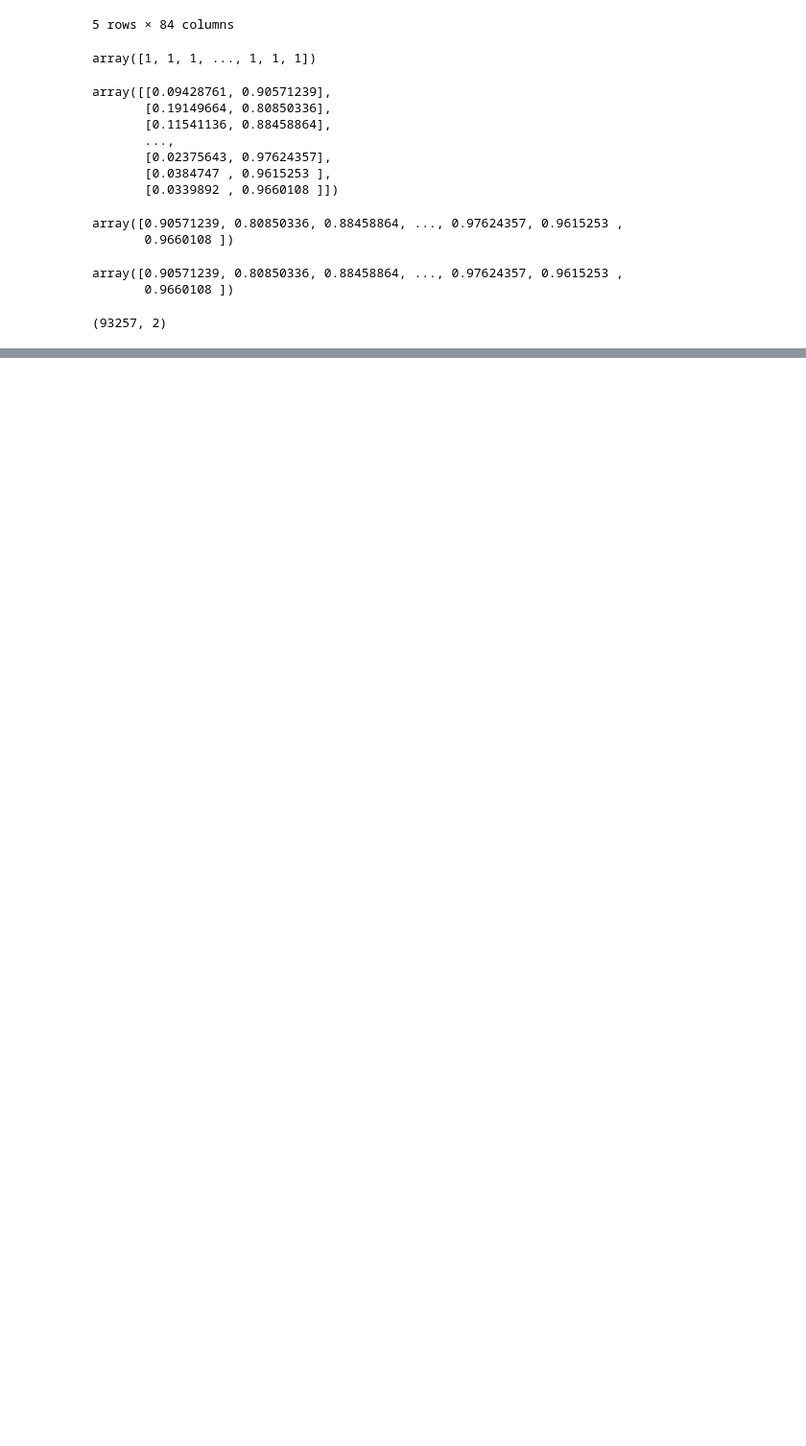
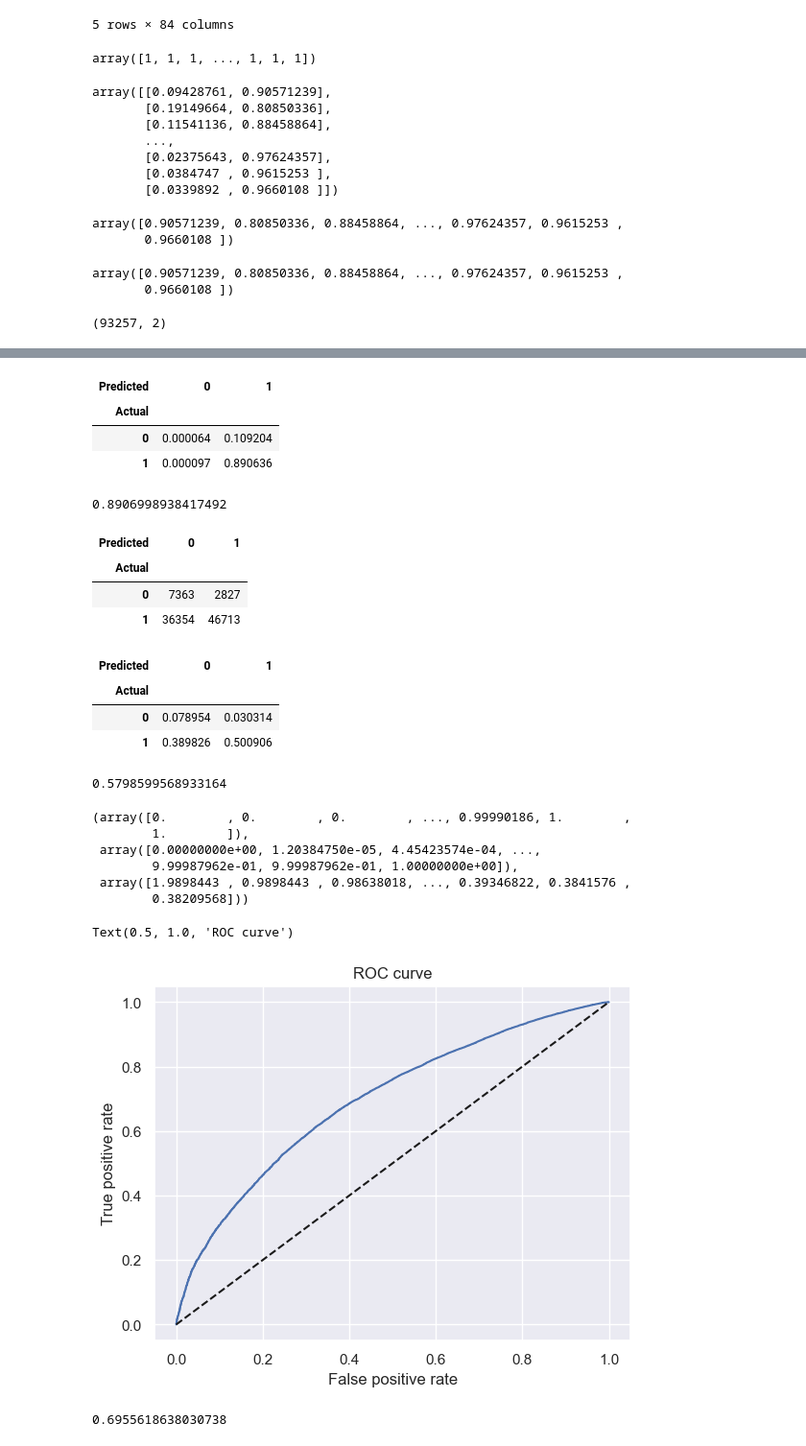
Before and after one commit to shruti-sriniv/Cred-Risk, a Jupyter notebook: PD-Model.ipynb, the cells around one changed output, grey strips where cells are left out. Shown at 96% size. Saved outputs shown, nothing was run; the diff lists cells and outputs as text; code cells hidden in the pictures; blank space fills up the shorter version.

Commit message:
Accuracy and Area under the Curve

```diff
--- a/PD-Model.ipynb
+++ b/PD-Model.ipynb
@@ -838,0 +852,7 @@ df_actual_predicted_probs.columns = ['loan_data_targets_test', 'y_hat_test_proba
+# %%
+# Setting cutoff threshold
+
+tr = 0.5
+df_actual_predicted_probs['y_hat_test'] = np.where(df_actual_predicted_probs['y_hat_test_proba'] > tr, 1, 0)
+
+# Now, this column contains the predictions using this threshold
@@ -838,0 +869,16 @@ df_actual_predicted_probs.columns = ['loan_data_targets_test', 'y_hat_test_proba
+# %%
+# A confusion matrix can also tell the accuracy of the model
+
+pd.crosstab(df_actual_predicted_probs['loan_data_targets_test'], df_actual_predicted_probs['y_hat_test'],
+           rownames = ['Actual'], colnames = ['Predicted']) / df_actual_predicted_probs.shape[0]
+# %% [output]
+| Predicted | 0 | 1 |
+| Actual |  |  |
+| 0 | 0.000064 | 0.109204 |
+| 1 | 0.000097 | 0.890636 |
+# %%
+(pd.crosstab(df_actual_predicted_probs['loan_data_targets_test'], df_actual_predicted_probs['y_hat_test'],
+           rownames = ['Actual'], colnames = ['Predicted']) / df_actual_predicted_probs.shape[0]).iloc[0, 0] + (pd.crosstab(df_actual_predicted_probs['loan_data_targets_test'], df_actual_predicted_probs['y_hat_test'],
+           rownames = ['Actual'], colnames = ['Predicted']) / df_actual_predicted_probs.shape[0]).iloc[1, 1]
+# %% [output]
+0.8906998938417492
@@ -838,0 +892,25 @@ df_actual_predicted_probs.columns = ['loan_data_targets_test', 'y_hat_test_proba
+# %%
+tr = 0.9
+df_actual_predicted_probs['y_hat_test'] = np.where(df_actual_predicted_probs['y_hat_test_proba'] > tr, 1, 0)
+# %%
+pd.crosstab(df_actual_predicted_probs['loan_data_targets_test'], df_actual_predicted_probs['y_hat_test'],
+            rownames = ['Actual'], colnames = ['Predicted'])
+# %% [output]
+| Predicted | 0 | 1 |
+| Actual |  |  |
+| 0 | 7363 | 2827 |
+| 1 | 36354 | 46713 |
+# %%
+pd.crosstab(df_actual_predicted_probs['loan_data_targets_test'], df_actual_predicted_probs['y_hat_test'],
+           rownames = ['Actual'], colnames = ['Predicted']) / df_actual_predicted_probs.shape[0]
+# %% [output]
+| Predicted | 0 | 1 |
+| Actual |  |  |
+| 0 | 0.078954 | 0.030314 |
+| 1 | 0.389826 | 0.500906 |
+# %%
+(pd.crosstab(df_actual_predicted_probs['loan_data_targets_test'], df_actual_predicted_probs['y_hat_test'],
+           rownames = ['Actual'], colnames = ['Predicted']) / df_actual_predicted_probs.shape[0]).iloc[0, 0] + (pd.crosstab(df_actual_predicted_probs['loan_data_targets_test'], df_actual_predicted_probs['y_hat_test'],
+           rownames = ['Actual'], colnames = ['Predicted']) / df_actual_predicted_probs.shape[0]).iloc[1, 1]
+# %% [output]
+0.5798599568933164
@@ -838,0 +930,9 @@ df_actual_predicted_probs.columns = ['loan_data_targets_test', 'y_hat_test_proba
+# %%
+roc_curve(df_actual_predicted_probs['loan_data_targets_test'], df_actual_predicted_probs['y_hat_test_proba'])
+# %% [output]
+(array([0.        , 0.        , 0.        , ..., 0.99990186, 1.        ,
+        1.        ]),
+ array([0.00000000e+00, 1.20384750e-05, 4.45423574e-04, ...,
+        9.99987962e-01, 9.99987962e-01, 1.00000000e+00]),
+ array([1.9898443 , 0.9898443 , 0.98638018, ..., 0.39346822, 0.3841576 ,
+        0.38209568]))
@@ -838,0 +943,23 @@ df_actual_predicted_probs.columns = ['loan_data_targets_test', 'y_hat_test_proba
+# %%
+fpr, tpr, thresholds = roc_curve(df_actual_predicted_probs['loan_data_targets_test'],
+                                 df_actual_predicted_probs['y_hat_test_proba'])
+# %%
+# Plotting these,
+
+import matplotlib.pyplot as plt
+import seaborn as sns
+sns.set()
+# %%
+plt.plot(fpr, tpr) # ROC Curve
+plt.plot(fpr, fpr, linestyle = '--', color = 'k') # Benchmark (predicting by chance)
+plt.xlabel('False positive rate')
+plt.ylabel('True positive rate')
+plt.title('ROC curve')
+# %% [output]
+Text(0.5, 1.0, 'ROC curve')
+[figure, added]
+# %%
+AUROC = roc_auc_score(df_actual_predicted_probs['loan_data_targets_test'], df_actual_predicted_probs['y_hat_test_proba'])
+AUROC
+# %% [output]
+0.6955618638030738
```
Also changed, not shown: parts of 10 cells of this notebook.
